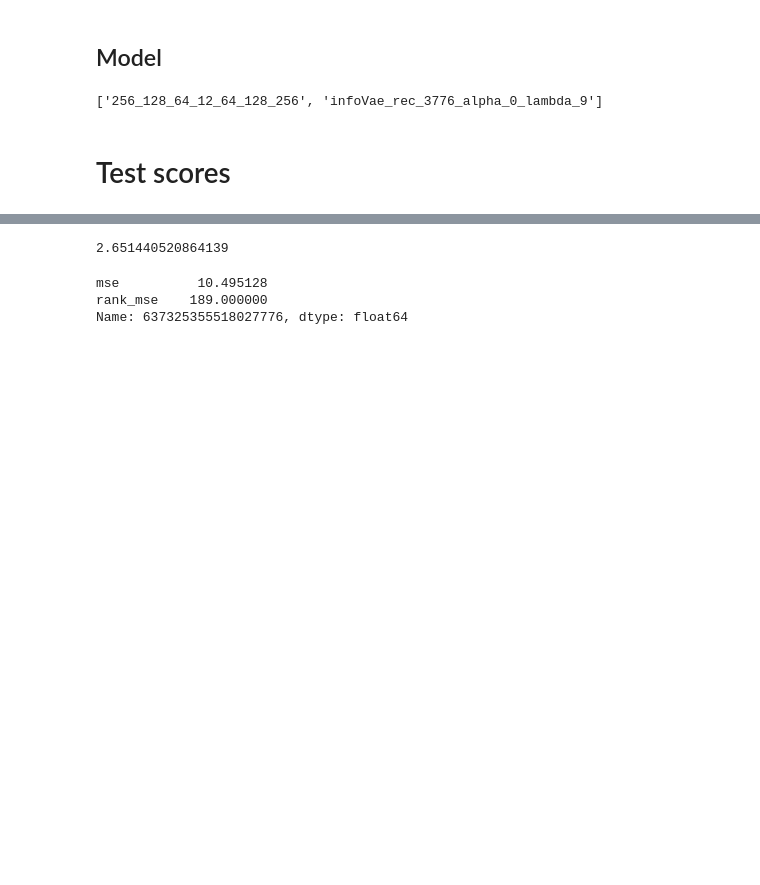
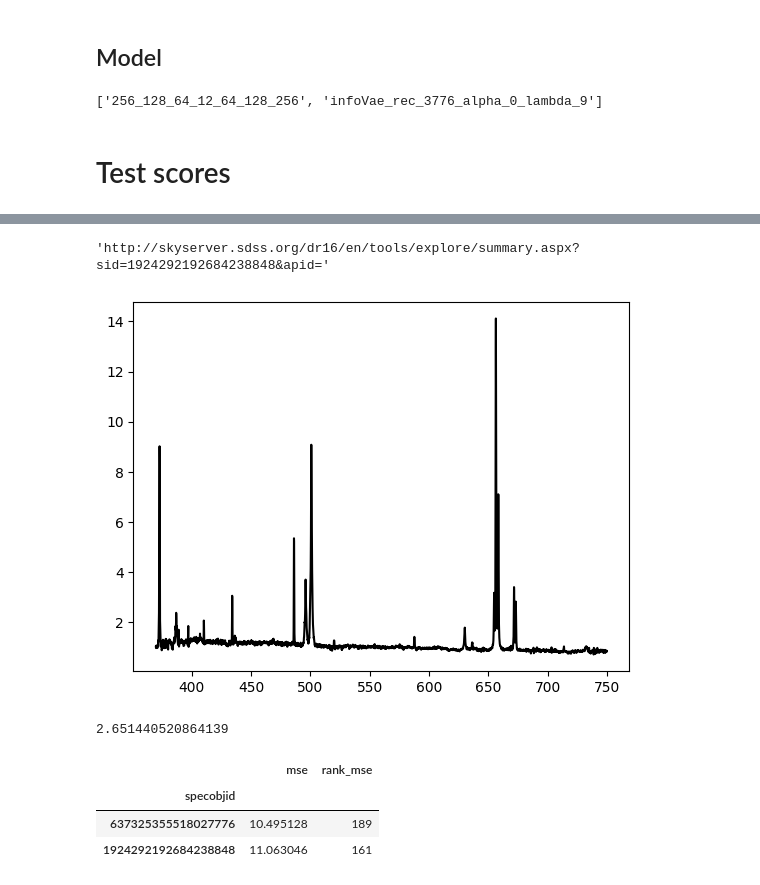
Before and after one commit to ed-ortizm/anomaly, a Jupyter notebook: thesis/99_explore.ipynb, the cells around one changed output, grey strips where cells are left out. Saved outputs shown, nothing was run; the diff lists cells and outputs as text; code cells hidden in the pictures; blank space fills up the shorter version.

```diff
--- a/thesis/99_explore.ipynb
+++ b/thesis/99_explore.ipynb
@@ -154,10 +148,23 @@ ae_03.get_architecture_and_model_str()
+# %%
+broad_id = 1924292192684238848
+spec_idx = specobjid_to_idx(
+        broad_id, idx_id_spec
+)
+# ----------------------------------------------------
+spec_broad = spectra[spec_idx]
+plt.plot(wave_nm, spec_broad, color='black')
+meta.get_sky_server_url(broad_id)
+# %% [output]
+'http://skyserver.sdss.org/dr16/en/tools/explore/summary.aspx?sid=1924292192684238848&apid='
+[figure, added]
 # %%
 score_03_df.mse.quantile(0.7)
 # %% [output]
 2.651440520864139
 # %%
-score_03_rank_df.loc[637325355518027776, ['mse', 'rank_mse']]
+score_03_rank_df.loc[[artifact_id, broad_id], ['mse', 'rank_mse']]
 # %% [output]
-mse          10.495128
-rank_mse    189.000000
-Name: 637325355518027776, dtype: float64
+|  | mse | rank_mse |
+| specobjid |  |  |
+| 637325355518027776 | 10.495128 | 189 |
+| 1924292192684238848 | 11.063046 | 161 |
```
Also changed, not shown: parts of 23 cells of this notebook, 2 other files.
